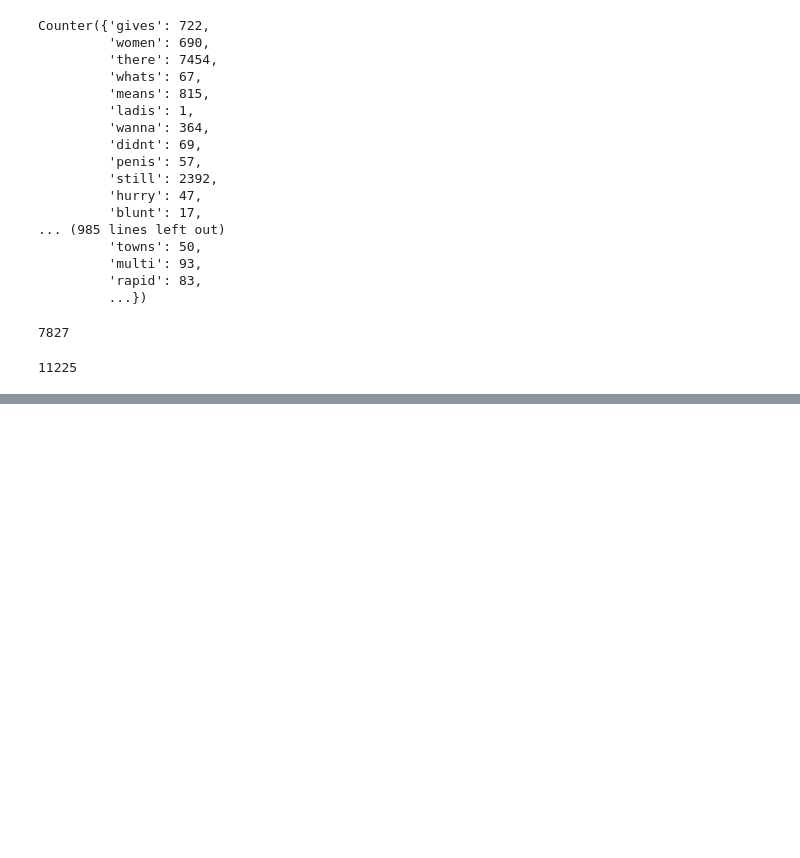
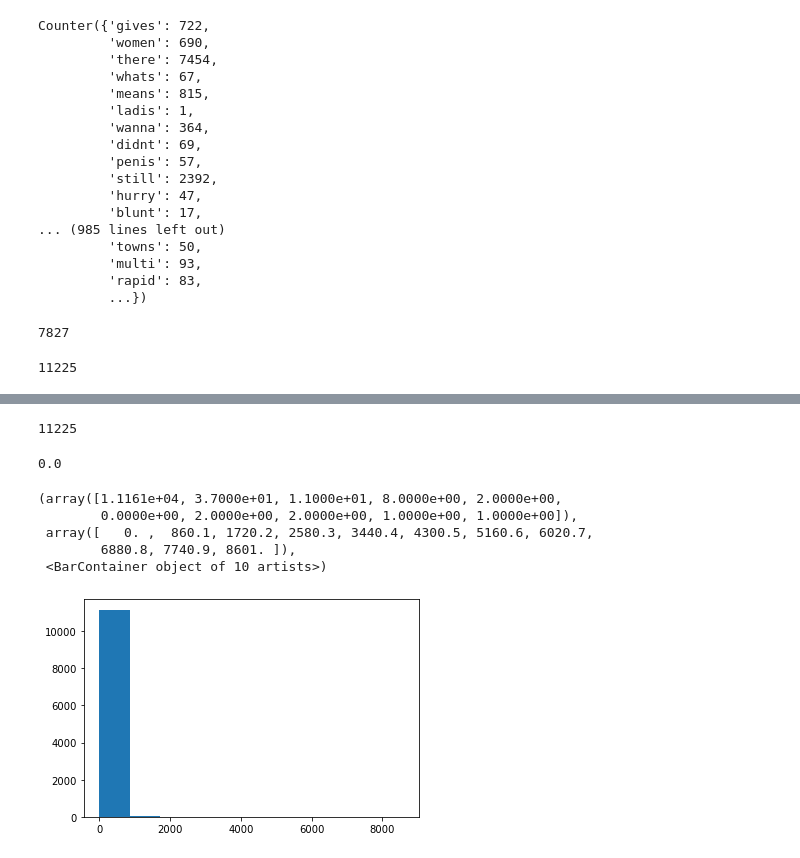
Before and after one commit to kjprice/wordle-hack, a Jupyter notebook: notebooks/Text Frequency.ipynb, the cells around one changed output, grey strips where cells are left out. Drawn from its saved outputs; the diff is of its cells as text; code cells hidden in the pictures; blank space fills up the shorter version.

```diff
--- a/notebooks/Text Frequency.ipynb
+++ b/notebooks/Text Frequency.ipynb
@@ -142,0 +189,17 @@ with open(words_count_filepath, 'a') as f:
+# %%
+len(df)
+# %% [output]
+11225
+# %%
+df.counts.median()
+# %% [output]
+0.0
+# %%
+plt.hist(a.values())
+# %% [output]
+(array([1.1161e+04, 3.7000e+01, 1.1000e+01, 8.0000e+00, 2.0000e+00,
+        0.0000e+00, 2.0000e+00, 2.0000e+00, 1.0000e+00, 1.0000e+00]),
+ array([   0. ,  860.1, 1720.2, 2580.3, 3440.4, 4300.5, 5160.6, 6020.7,
+        6880.8, 7740.9, 8601. ]),
+ <BarContainer object of 10 artists>)
+[figure, added]
```
Also changed, not shown: parts of 6 cells of this notebook, 1 other file.
